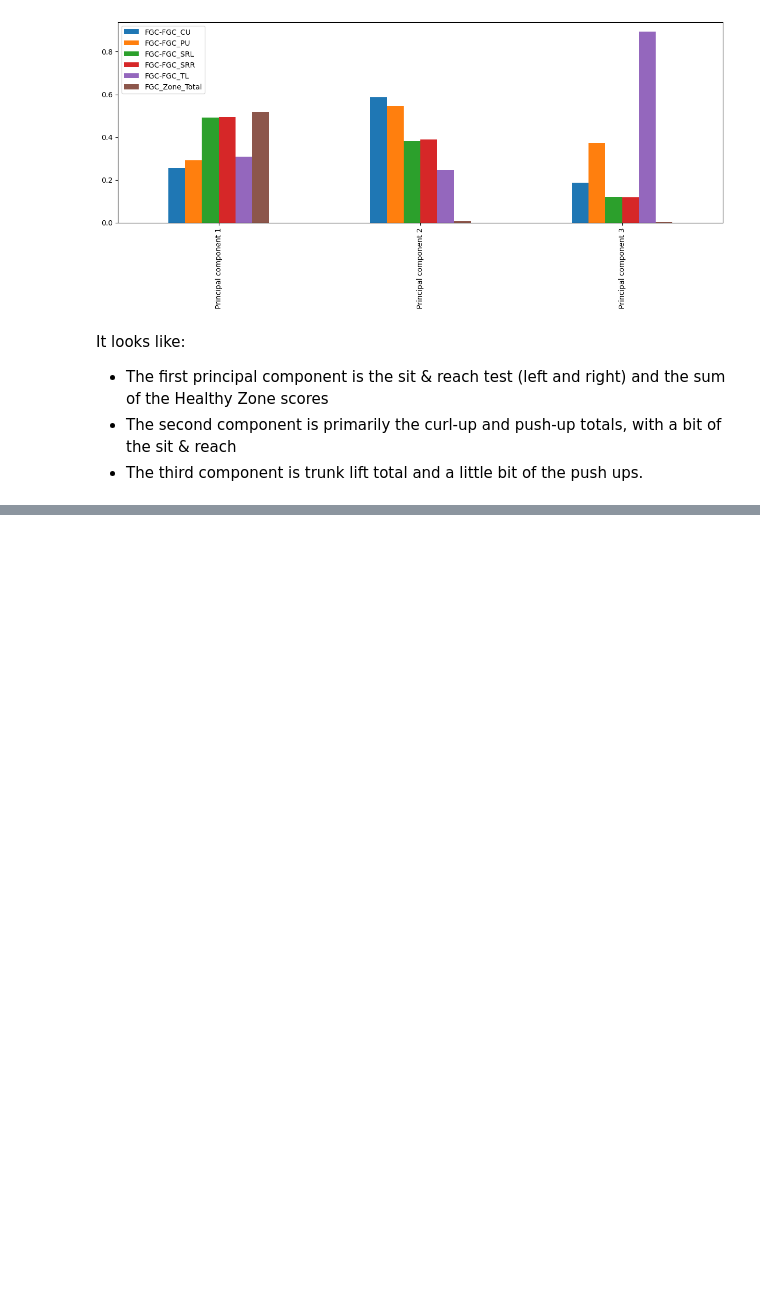
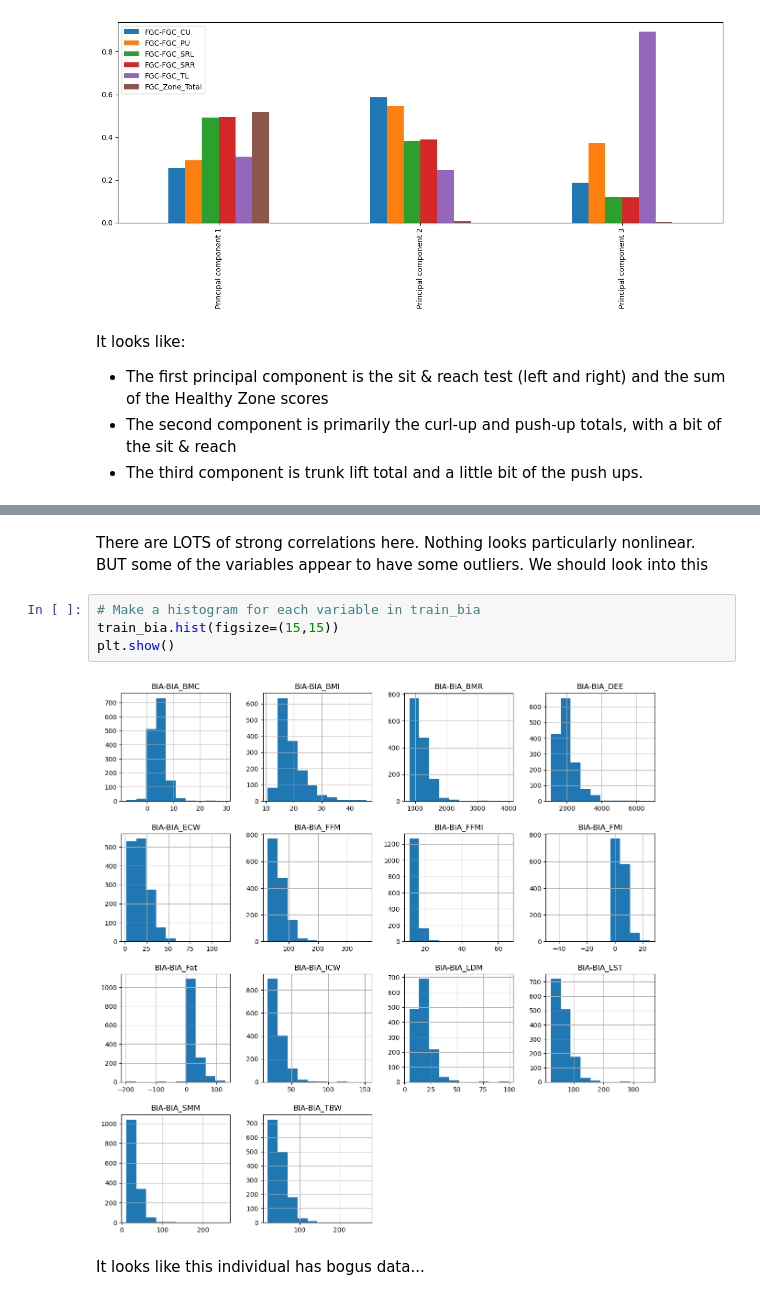
Before and after one commit to aarondweinberg/CMI_problematic_internet_use, a Jupyter notebook: EDA_PCA_AW.ipynb, the cells around one changed output, grey strips where cells are left out. Cells and saved outputs as stored; diff of their text form; blank space fills up the shorter version.

```diff
--- a/EDA_PCA_AW.ipynb
+++ b/EDA_PCA_AW.ipynb
@@ -547,0 +666,10 @@ Finally, let's look at the bio-electric impedance variables
+# %% [markdown]
+There are LOTS of strong correlations here. Nothing looks particularly nonlinear. BUT some of the variables appear to have some outliers. We should look into this
+# %%
+# Make a histogram for each variable in train_bia
+train_bia.hist(figsize=(15,15))
+plt.show()
+# %% [output]
+[figure, added]
+# %% [markdown]
+It looks like this individual has bogus data...
```
Also changed, not shown: parts of 11 cells of this notebook.
